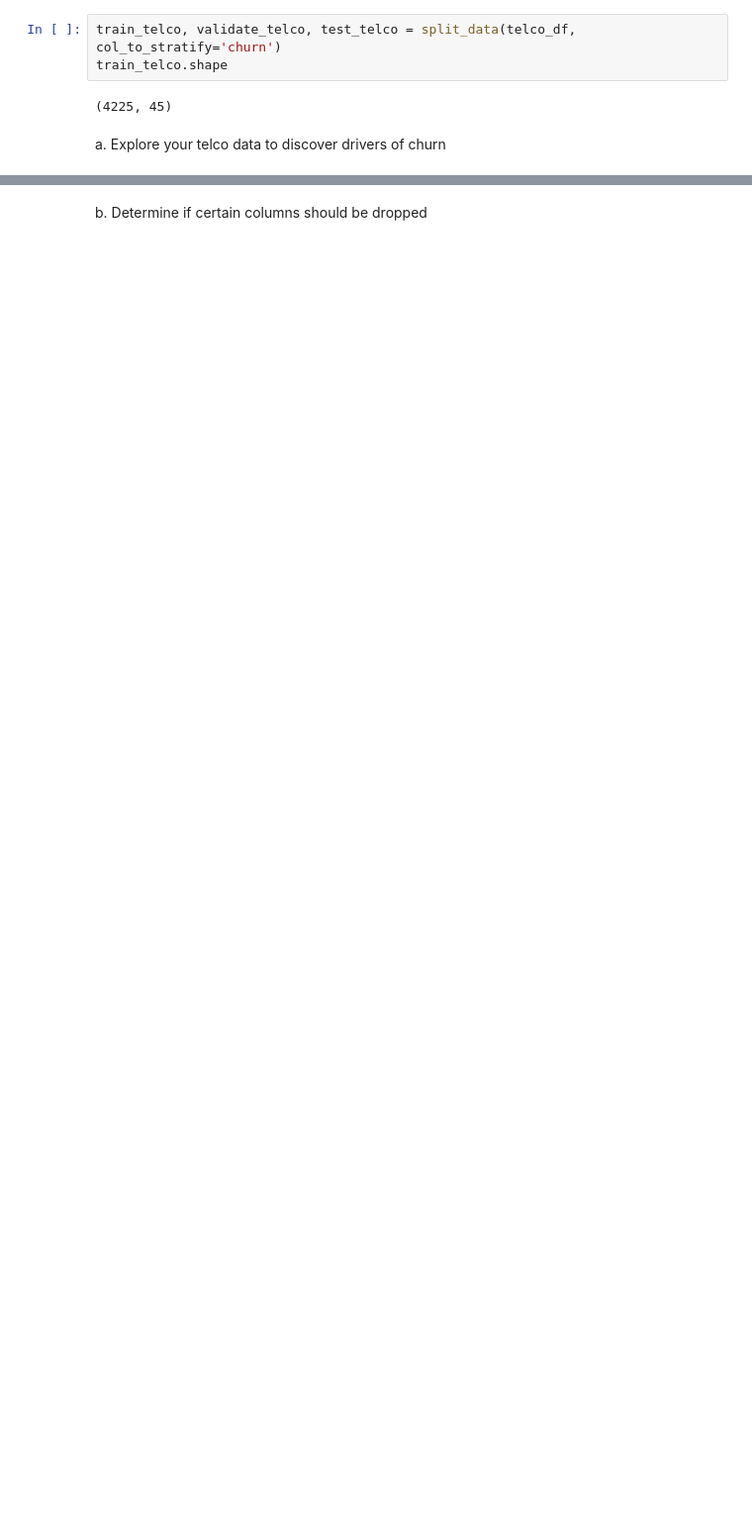
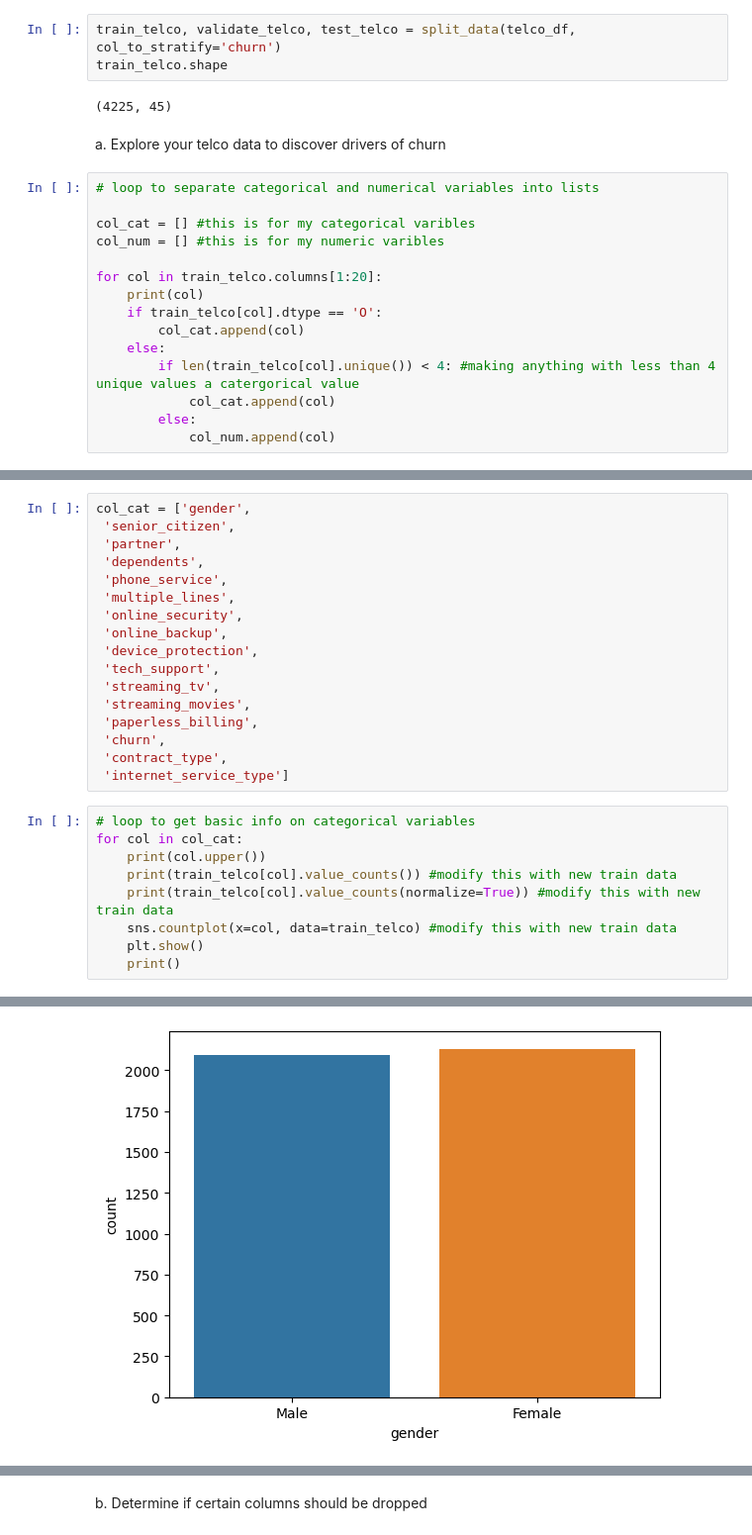
Before and after one commit to DerekBixby/classification_exercises, a Jupyter notebook: classification_exercises.ipynb, the cells around one changed output, grey strips where cells are left out. Shown at 99% size. Cells and saved outputs as stored; diff of their text form; blank space fills up the shorter version.

```diff
--- a/classification_exercises.ipynb
+++ b/classification_exercises.ipynb
@@ -1495,3 +1506,18 @@ train_telco.shape
 (4225, 45)
 # %% [markdown]
 a. Explore your telco data to discover drivers of churn
+# %%
+# loop to separate categorical and numerical variables into lists
+
+col_cat = [] #this is for my categorical varibles
+col_num = [] #this is for my numeric varibles
+
+for col in train_telco.columns[1:20]:
+    print(col)
+    if train_telco[col].dtype == 'O':
+        col_cat.append(col)
+    else:
+        if len(train_telco[col].unique()) < 4: #making anything with less than 4 unique values a catergorical value
+            col_cat.append(col)
+        else:
+            col_num.append(col)
@@ -1497,0 +1546,27 @@ a. Explore your telco data to discover drivers of churn
+# %%
+col_cat = ['gender',
+ 'senior_citizen',
+ 'partner',
+ 'dependents',
+ 'phone_service',
+ 'multiple_lines',
+ 'online_security',
+ 'online_backup',
+ 'device_protection',
+ 'tech_support',
+ 'streaming_tv',
+ 'streaming_movies',
+ 'paperless_billing',
+ 'churn',
+ 'contract_type',
+ 'internet_service_type']
+# %%
+# loop to get basic info on categorical variables
+for col in col_cat:
+    print(col.upper())
+    print(train_telco[col].value_counts()) #modify this with new train data
+    print(train_telco[col].value_counts(normalize=True)) #modify this with new train data
+    sns.countplot(x=col, data=train_telco) #modify this with new train data
+    plt.show()
+    print()
+# %% [output]
@@ -1497,0 +1580 @@ a. Explore your telco data to discover drivers of churn
+[figure, added]
```
Also changed, not shown: parts of 14 cells of this notebook.
